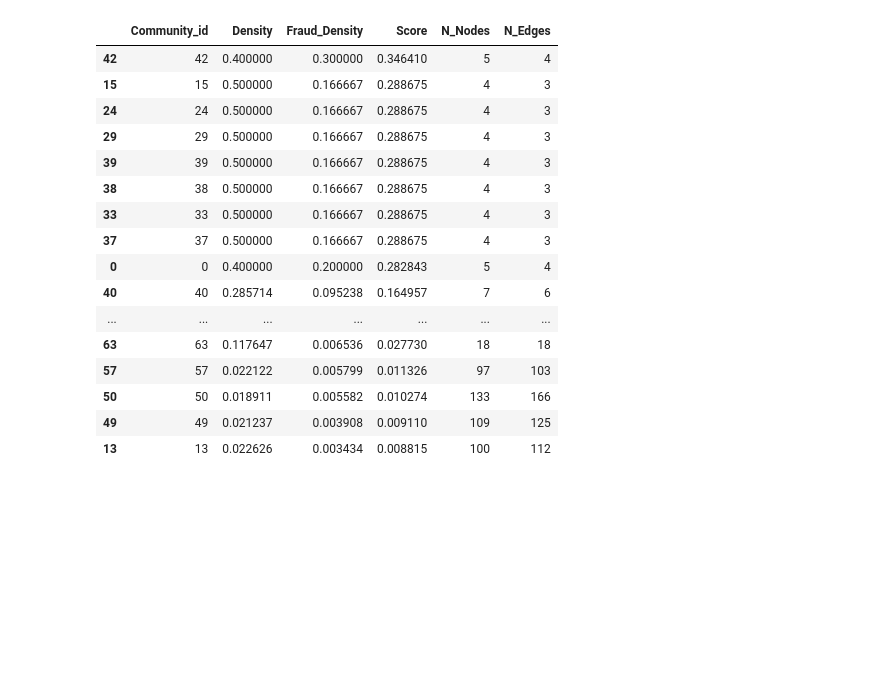
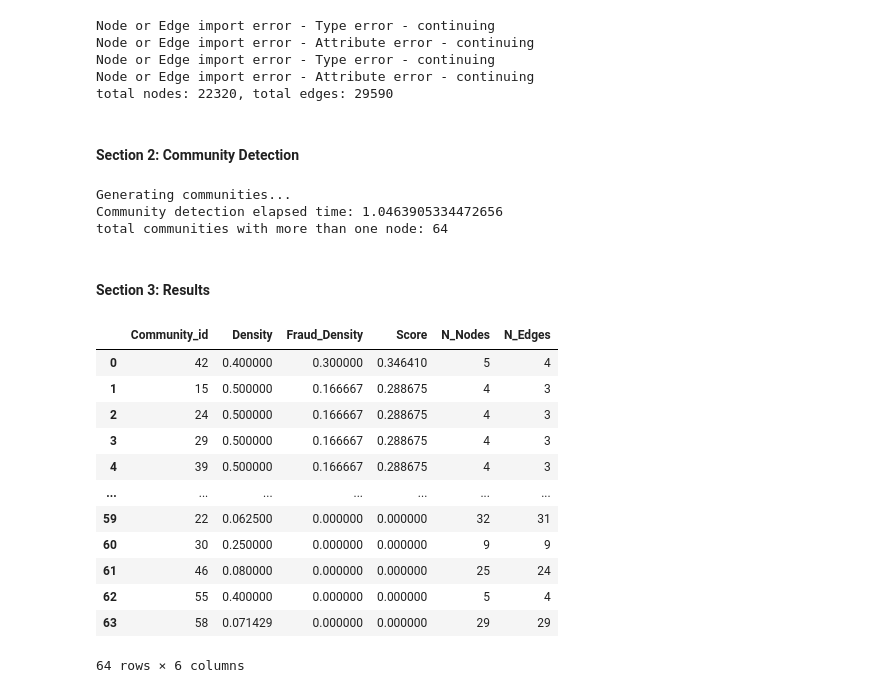
Before and after one commit to gocasual/bbcudas_usps, a Jupyter notebook: main_prod.ipynb, the cells around one changed output. Cells and saved outputs as stored; diff of their text form; code cells hidden in the pictures; blank space fills up the shorter version.

```diff
--- a/main_prod.ipynb
+++ b/main_prod.ipynb
@@ -27,22 +27,37 @@ results = get_fraud_perc_table(G, communities)
+# %%
+graph = graph_from_cypher(data)
+# %% [output]
+Node or Edge import error - Type error - continuing
+Node or Edge import error - Attribute error - continuing
+Node or Edge import error - Type error - continuing
+Node or Edge import error - Attribute error - continuing
+total nodes: 22320, total edges: 29590
+# %% [markdown]
+#### Section 2: Community Detection
+# %%
+communities = louvain_community(graph)
+# %% [output]
+Generating communities...
+Community detection elapsed time: 1.0463905334472656
+total communities with more than one node: 64
+# %% [markdown]
+#### Section 3: Results
 # %%
-results2 = get_communities_stats(G, communities).sort_values('Score', ascending=False)
+df_communities_stats = get_communities_stats(graph,communities)
+df_sorted = df_communities_stats.sort_values(by='Score', ascending=False).reset_index().drop('index', axis=1)
-# %%
-results2.head(20)
-# %% [output]
-|  | Community_id | Density | Fraud_Density | Score | N_Nodes | N_Edges |
-| 42 | 42 | 0.400000 | 0.300000 | 0.346410 | 5 | 4 |
-| 15 | 15 | 0.500000 | 0.166667 | 0.288675 | 4 | 3 |
-| 24 | 24 | 0.500000 | 0.166667 | 0.288675 | 4 | 3 |
-| 29 | 29 | 0.500000 | 0.166667 | 0.288675 | 4 | 3 |
-| 39 | 39 | 0.500000 | 0.166667 | 0.288675 | 4 | 3 |
-| 38 | 38 | 0.500000 | 0.166667 | 0.288675 | 4 | 3 |
-| 33 | 33 | 0.500000 | 0.166667 | 0.288675 | 4 | 3 |
-| 37 | 37 | 0.500000 | 0.166667 | 0.288675 | 4 | 3 |
-| 0 | 0 | 0.400000 | 0.200000 | 0.282843 | 5 | 4 |
-| 40 | 40 | 0.285714 | 0.095238 | 0.164957 | 7 | 6 |
-| ... | ... | ... | ... | ... | ... | ... |
-| 63 | 63 | 0.117647 | 0.006536 | 0.027730 | 18 | 18 |
-| 57 | 57 | 0.022122 | 0.005799 | 0.011326 | 97 | 103 |
-| 50 | 50 | 0.018911 | 0.005582 | 0.010274 | 133 | 166 |
-| 49 | 49 | 0.021237 | 0.003908 | 0.009110 | 109 | 125 |
-| 13 | 13 | 0.022626 | 0.003434 | 0.008815 | 100 | 112 |
+# %%
+df_sorted
+# %% [output]
+|  | Community_id | Density | Fraud_Density | Score | N_Nodes | N_Edges |
+| 0 | 42 | 0.400000 | 0.300000 | 0.346410 | 5 | 4 |
+| 1 | 15 | 0.500000 | 0.166667 | 0.288675 | 4 | 3 |
+| 2 | 24 | 0.500000 | 0.166667 | 0.288675 | 4 | 3 |
+| 3 | 29 | 0.500000 | 0.166667 | 0.288675 | 4 | 3 |
+| 4 | 39 | 0.500000 | 0.166667 | 0.288675 | 4 | 3 |
+| ... | ... | ... | ... | ... | ... | ... |
+| 59 | 22 | 0.062500 | 0.000000 | 0.000000 | 32 | 31 |
+| 60 | 30 | 0.250000 | 0.000000 | 0.000000 | 9 | 9 |
+| 61 | 46 | 0.080000 | 0.000000 | 0.000000 | 25 | 24 |
+| 62 | 55 | 0.400000 | 0.000000 | 0.000000 | 5 | 4 |
+| 63 | 58 | 0.071429 | 0.000000 | 0.000000 | 29 | 29 |
+64 rows × 6 columns
```
Also changed, not shown: parts of 17 cells of this notebook, 2 other files.
